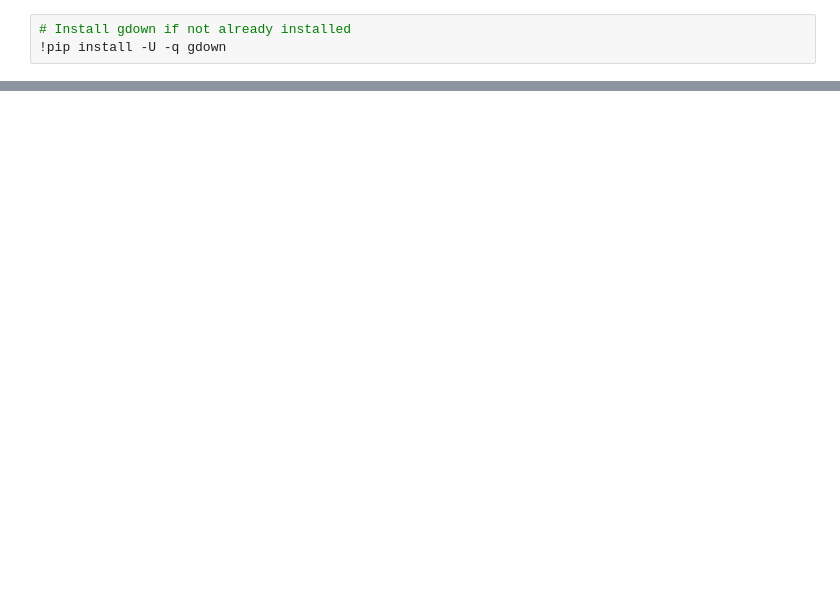
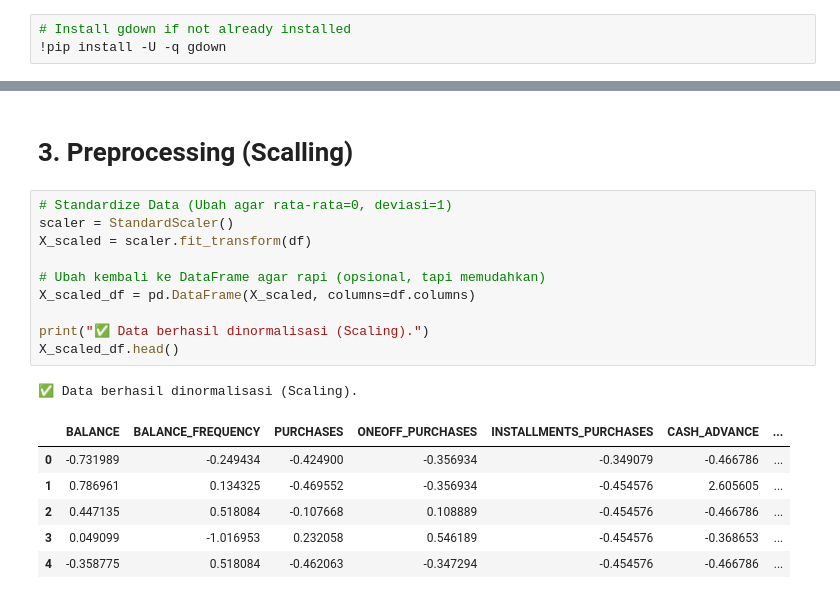
Before and after one commit to fattahar/ML-Sem-7-2025, a Jupyter notebook: clustering_midterm.ipynb, the cells around one changed output, grey strips where cells are left out. Cells and saved outputs as stored; diff of their text form; blank space fills up the shorter version.

```diff
--- a/clustering_midterm.ipynb
+++ b/clustering_midterm.ipynb
@@ -42,0 +100,20 @@ display(df.head())
+# %% [markdown]
+# 3. Preprocessing (Scalling)
+# %%
+# Standardize Data (Ubah agar rata-rata=0, deviasi=1)
+scaler = StandardScaler()
+X_scaled = scaler.fit_transform(df)
+
+# Ubah kembali ke DataFrame agar rapi (opsional, tapi memudahkan)
+X_scaled_df = pd.DataFrame(X_scaled, columns=df.columns)
+
+print("✅ Data berhasil dinormalisasi (Scaling).")
+X_scaled_df.head()
+# %% [output]
+✅ Data berhasil dinormalisasi (Scaling).
+|  | BALANCE | BALANCE_FREQUENCY | PURCHASES | ONEOFF_PURCHASES | INSTALLMENTS_PURCHASES | CASH_ADVANCE | ... |
+| 0 | -0.731989 | -0.249434 | -0.424900 | -0.356934 | -0.349079 | -0.466786 | ... |
+| 1 | 0.786961 | 0.134325 | -0.469552 | -0.356934 | -0.454576 | 2.605605 | ... |
+| 2 | 0.447135 | 0.518084 | -0.107668 | 0.108889 | -0.454576 | -0.466786 | ... |
+| 3 | 0.049099 | -1.016953 | 0.232058 | 0.546189 | -0.454576 | -0.368653 | ... |
+| 4 | -0.358775 | 0.518084 | -0.462063 | -0.347294 | -0.454576 | -0.466786 | ... |
```
Also changed, not shown: parts of 15 cells of this notebook.
